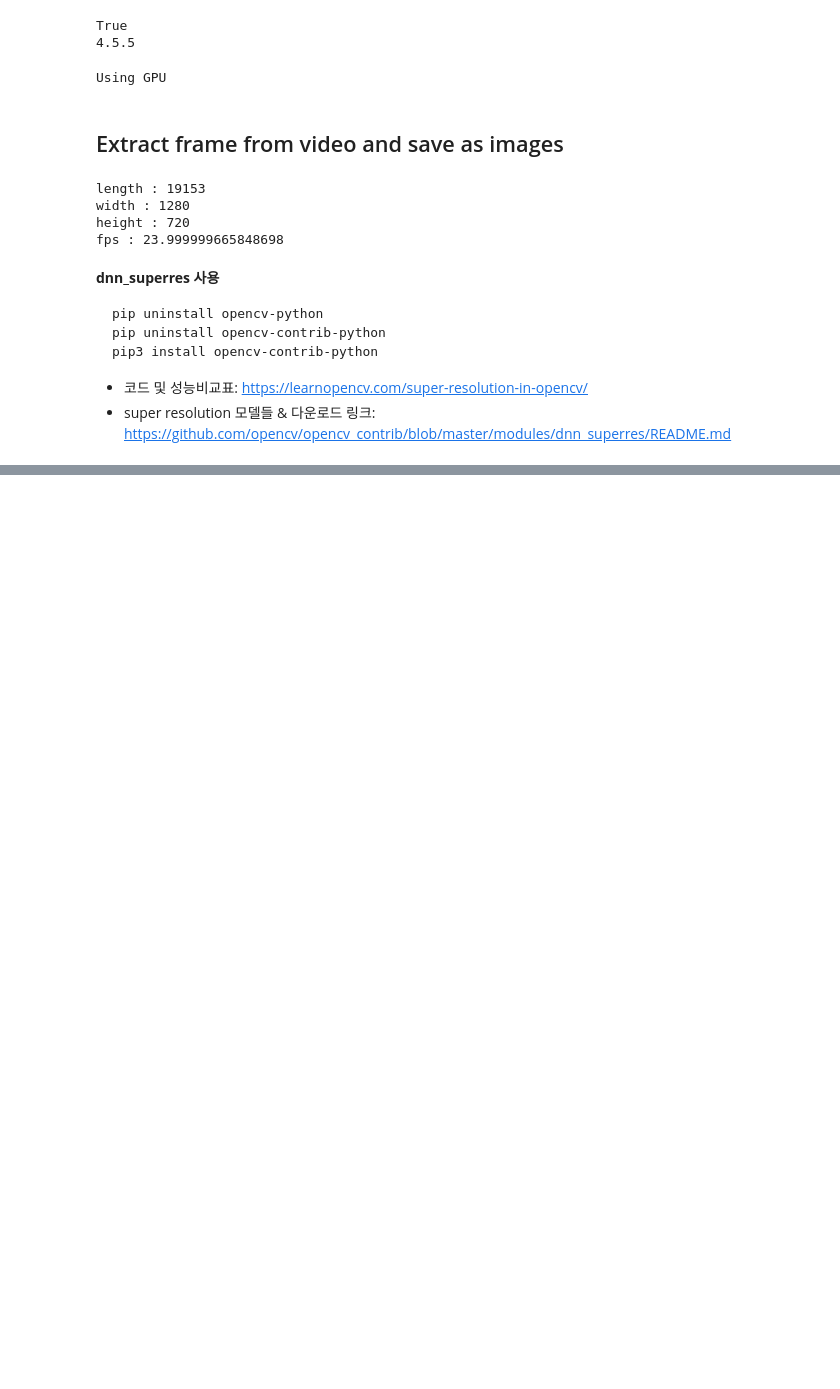
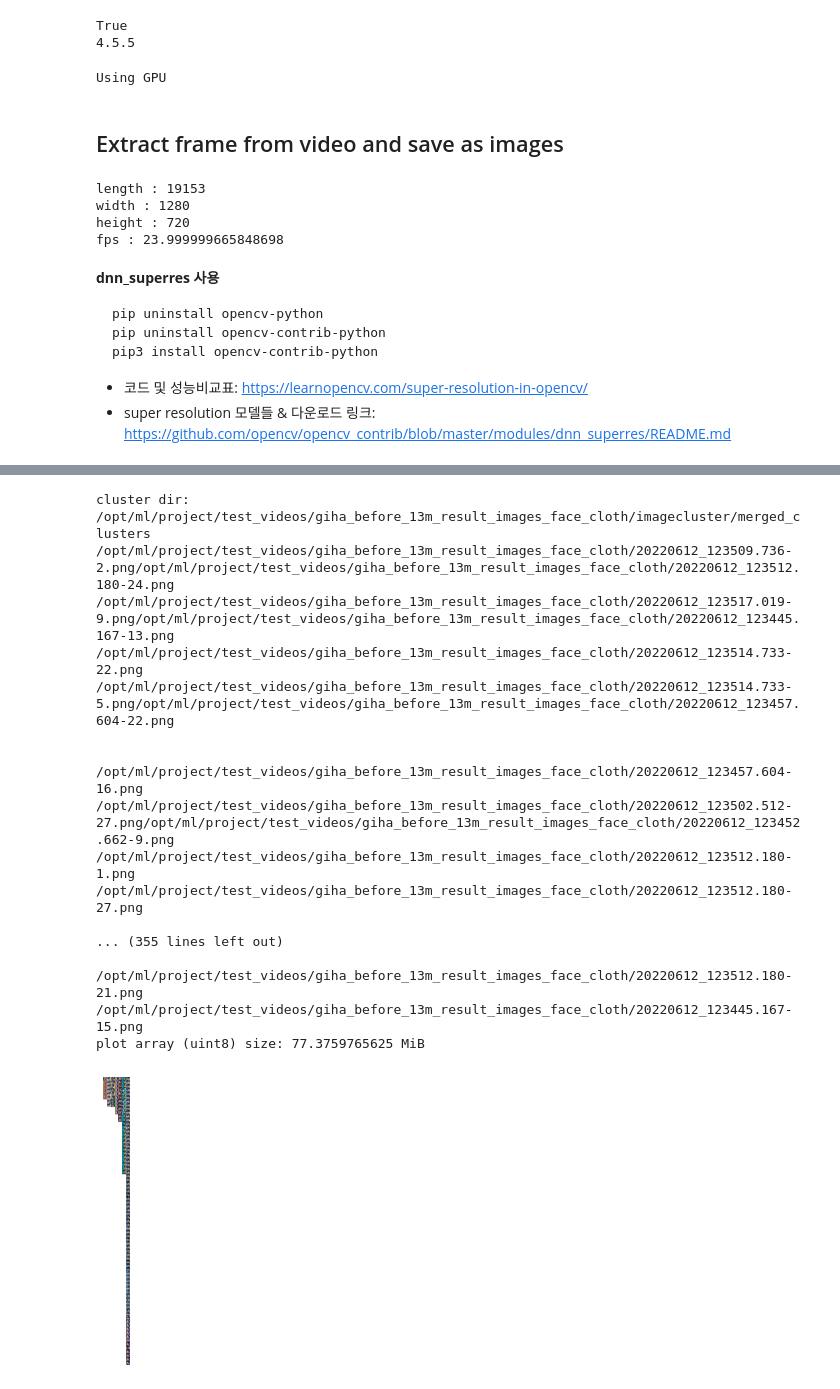
Before and after one commit to wowo0709/person-clustering, a Jupyter notebook: person_clustering.ipynb, the cells around one changed output, grey strips where cells are left out. Cells and saved outputs as stored; diff of their text form; code cells hidden in the pictures; blank space fills up the shorter version.

Commit message:
[FEAT] Upload cluster merging code

```diff
--- a/person_clustering.ipynb
+++ b/person_clustering.ipynb
@@ -220,2 +220,34 @@ cluster dir: /opt/ml/project/test_videos/giha_before_13m_result_images_face_clot
 plot array (uint8) size: 46.51171875 MiB
 [figure]
+# %%
+# After merging
+FACE_THRESHOLD_HARD = 0.18
+CLOTH_THRESHOLD_HARD = 0.12
+merged_clusters = postproc.merge_clusters(clusters, fingerprints, FACE_THRESHOLD_HARD, CLOTH_THRESHOLD_HARD, iteration=1)
+
+postproc.make_links(merged_clusters, os.path.join(result_dir, 'imagecluster/merged_clusters'))
+
+images = icio.read_images(result_dir, size=(224,224))
+
+fig, ax = postproc.plot_clusters(merged_clusters, images)
+fig.savefig(os.path.join(result_dir, 'imagecluster/_merged_cluster.png'))
+postproc.plt.show()
+# %% [output]
+cluster dir: /opt/ml/project/test_videos/giha_before_13m_result_images_face_cloth/imagecluster/merged_clusters
+/opt/ml/project/test_videos/giha_before_13m_result_images_face_cloth/20220612_123509.736-2.png/opt/ml/project/test_videos/giha_before_13m_result_images_face_cloth/20220612_123512.180-24.png
+/opt/ml/project/test_videos/giha_before_13m_result_images_face_cloth/20220612_123517.019-9.png/opt/ml/project/test_videos/giha_before_13m_result_images_face_cloth/20220612_123445.167-13.png
+/opt/ml/project/test_videos/giha_before_13m_result_images_face_cloth/20220612_123514.733-22.png
+/opt/ml/project/test_videos/giha_before_13m_result_images_face_cloth/20220612_123514.733-5.png/opt/ml/project/test_videos/giha_before_13m_result_images_face_cloth/20220612_123457.604-22.png
+
+
+/opt/ml/project/test_videos/giha_before_13m_result_images_face_cloth/20220612_123457.604-16.png
+/opt/ml/project/test_videos/giha_before_13m_result_images_face_cloth/20220612_123502.512-27.png/opt/ml/project/test_videos/giha_before_13m_result_images_face_cloth/20220612_123452.662-9.png
+/opt/ml/project/test_videos/giha_before_13m_result_images_face_cloth/20220612_123512.180-1.png
+/opt/ml/project/test_videos/giha_before_13m_result_images_face_cloth/20220612_123512.180-27.png
+
+... (355 lines left out)
+
+/opt/ml/project/test_videos/giha_before_13m_result_images_face_cloth/20220612_123512.180-21.png
+/opt/ml/project/test_videos/giha_before_13m_result_images_face_cloth/20220612_123445.167-15.png
+plot array (uint8) size: 77.3759765625 MiB
+[figure, added]
```
Also changed, not shown: parts of 3 cells of this notebook, 2 other files.
